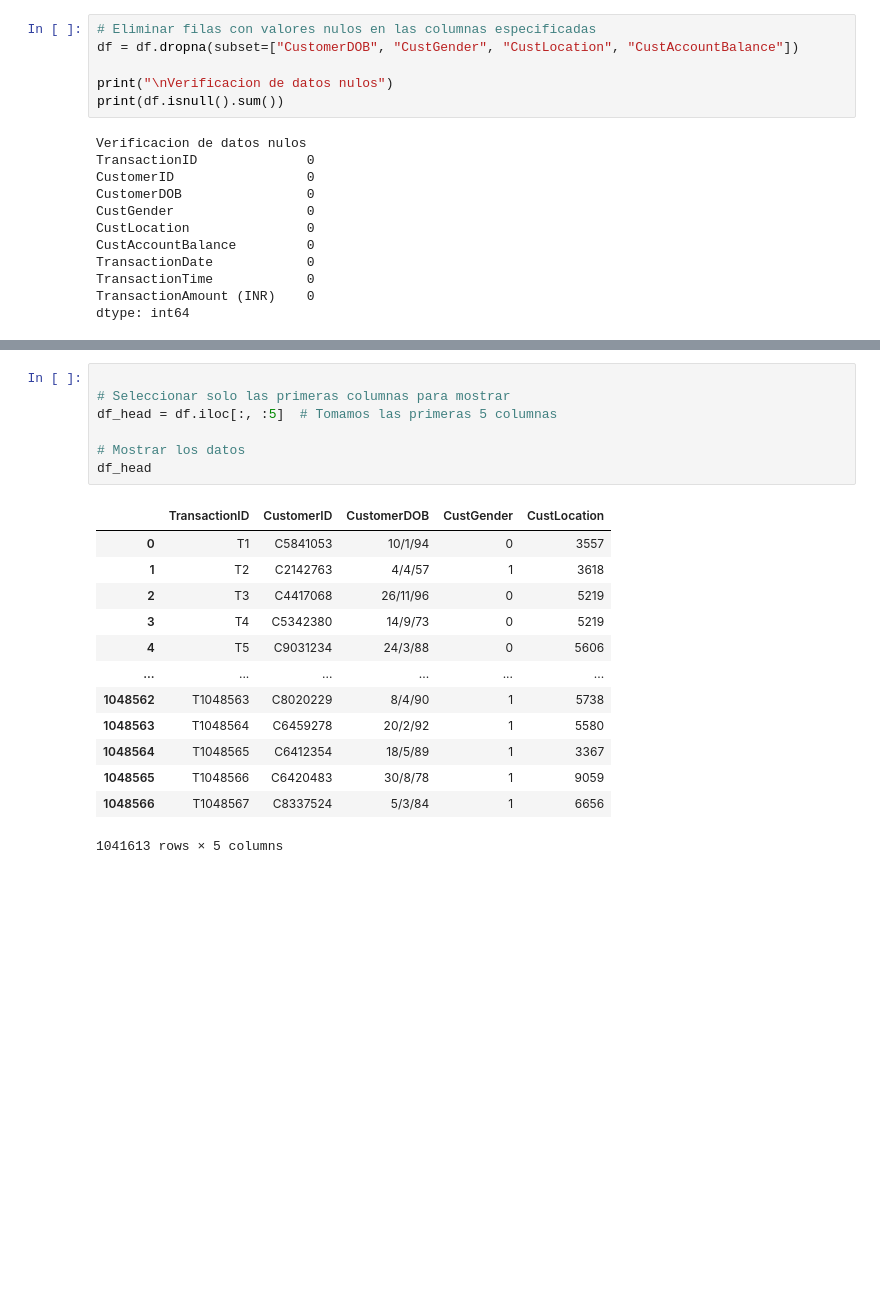
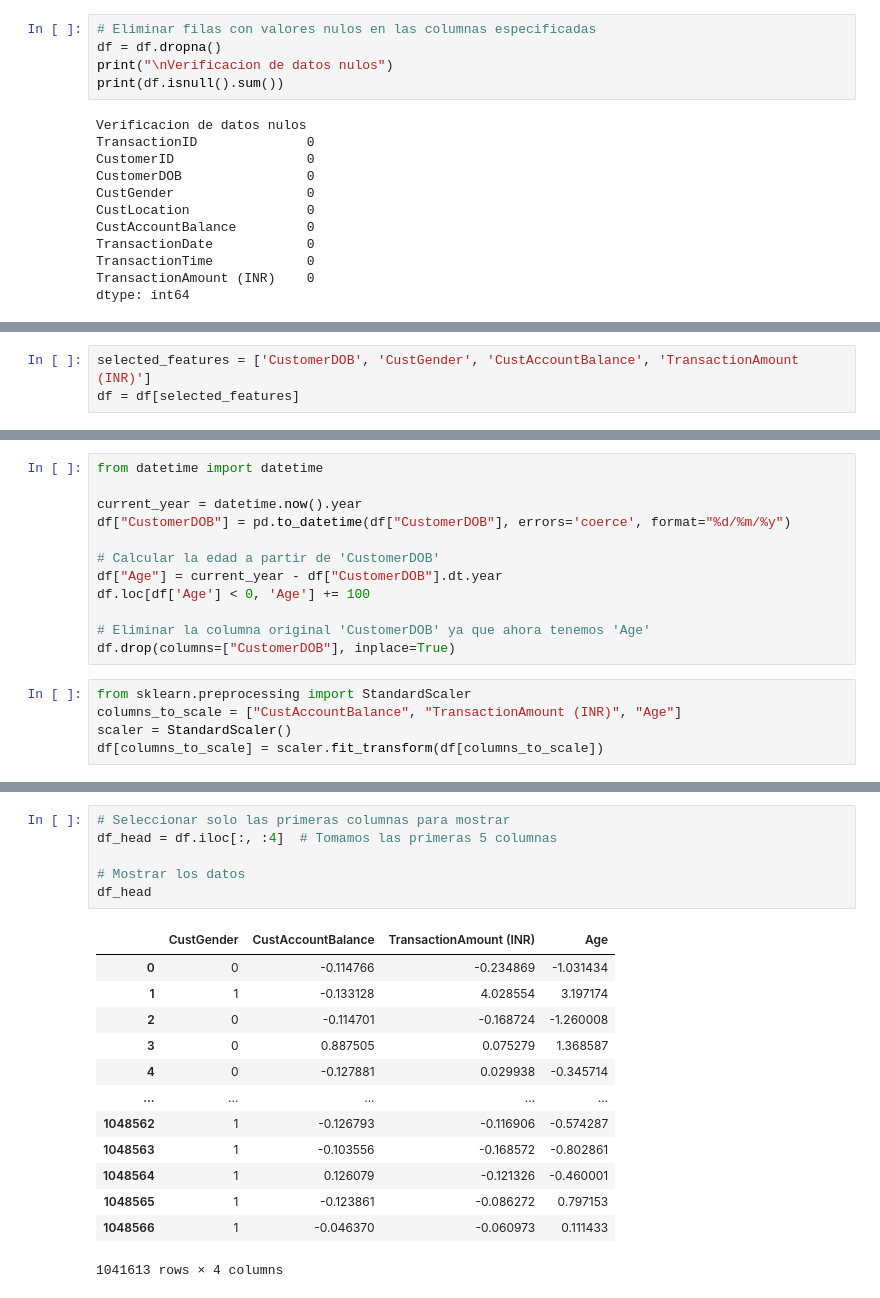
Before and after one commit to JPS4321/Lab4_IA, a Jupyter notebook: Main.ipynb, the cells around one changed output, grey strips where cells are left out. Cells and saved outputs as stored; diff of their text form; blank space fills up the shorter version.

```diff
--- a/Main.ipynb
+++ b/Main.ipynb
@@ -65,7 +70,6 @@ max          1.150355e+08     2.359590e+05             1.560035e+06
 # %%
 # Eliminar filas con valores nulos en las columnas especificadas
-df = df.dropna(subset=["CustomerDOB", "CustGender", "CustLocation", "CustAccountBalance"])
-
+df = df.dropna()
 print("\nVerificacion de datos nulos")
 print(df.isnull().sum())
 # %% [output]
@@ -83,3 +89,6 @@ dtype: int64
+# %%
+selected_features = ['CustomerDOB', 'CustGender', 'CustAccountBalance', 'TransactionAmount (INR)']
+df = df[selected_features]
 # %%
 # Eliminar filas donde el género sea 'T'
 df = df[df["CustGender"] != "T"]
@@ -93,0 +102,17 @@ df["CustLocation"] = label_encoder.fit_transform(df["CustLocation"])
+# %%
+from datetime import datetime
+
+current_year = datetime.now().year
+df["CustomerDOB"] = pd.to_datetime(df["CustomerDOB"], errors='coerce', format="%d/%m/%y")
+
+# Calcular la edad a partir de 'CustomerDOB'
+df["Age"] = current_year - df["CustomerDOB"].dt.year
+df.loc[df['Age'] < 0, 'Age'] += 100
+
+# Eliminar la columna original 'CustomerDOB' ya que ahora tenemos 'Age'
+df.drop(columns=["CustomerDOB"], inplace=True)
+# %%
+from sklearn.preprocessing import StandardScaler
+columns_to_scale = ["CustAccountBalance", "TransactionAmount (INR)", "Age"]
+scaler = StandardScaler()
+df[columns_to_scale] = scaler.fit_transform(df[columns_to_scale])
@@ -94,21 +145,20 @@ df["CustLocation"] = label_encoder.fit_transform(df["CustLocation"])
 # %%
-
 # Seleccionar solo las primeras columnas para mostrar
-df_head = df.iloc[:, :5]  # Tomamos las primeras 5 columnas
+df_head = df.iloc[:, :4]  # Tomamos las primeras 5 columnas
 
 # Mostrar los datos
 df_head
 # %% [output]
-|  | TransactionID | CustomerID | CustomerDOB | CustGender | CustLocation |
-| 0 | T1 | C5841053 | 10/1/94 | 0 | 3557 |
-| 1 | T2 | C2142763 | 4/4/57 | 1 | 3618 |
-| 2 | T3 | C4417068 | 26/11/96 | 0 | 5219 |
-| 3 | T4 | C5342380 | 14/9/73 | 0 | 5219 |
-| 4 | T5 | C9031234 | 24/3/88 | 0 | 5606 |
-| ... | ... | ... | ... | ... | ... |
-| 1048562 | T1048563 | C8020229 | 8/4/90 | 1 | 5738 |
-| 1048563 | T1048564 | C6459278 | 20/2/92 | 1 | 5580 |
-| 1048564 | T1048565 | C6412354 | 18/5/89 | 1 | 3367 |
-| 1048565 | T1048566 | C6420483 | 30/8/78 | 1 | 9059 |
-| 1048566 | T1048567 | C8337524 | 5/3/84 | 1 | 6656 |
+|  | CustGender | CustAccountBalance | TransactionAmount (INR) | Age |
+| 0 | 0 | -0.114766 | -0.234869 | -1.031434 |
+| 1 | 1 | -0.133128 | 4.028554 | 3.197174 |
+| 2 | 0 | -0.114701 | -0.168724 | -1.260008 |
+| 3 | 0 | 0.887505 | 0.075279 | 1.368587 |
+| 4 | 0 | -0.127881 | 0.029938 | -0.345714 |
+| ... | ... | ... | ... | ... |
+| 1048562 | 1 | -0.126793 | -0.116906 | -0.574287 |
+| 1048563 | 1 | -0.103556 | -0.168572 | -0.802861 |
+| 1048564 | 1 | 0.126079 | -0.121326 | -0.460001 |
+| 1048565 | 1 | -0.123861 | -0.086272 | 0.797153 |
+| 1048566 | 1 | -0.046370 | -0.060973 | 0.111433 |
-1041613 rows × 5 columns
+1041613 rows × 4 columns
```
Also changed, not shown: parts of 33 cells of this notebook.
